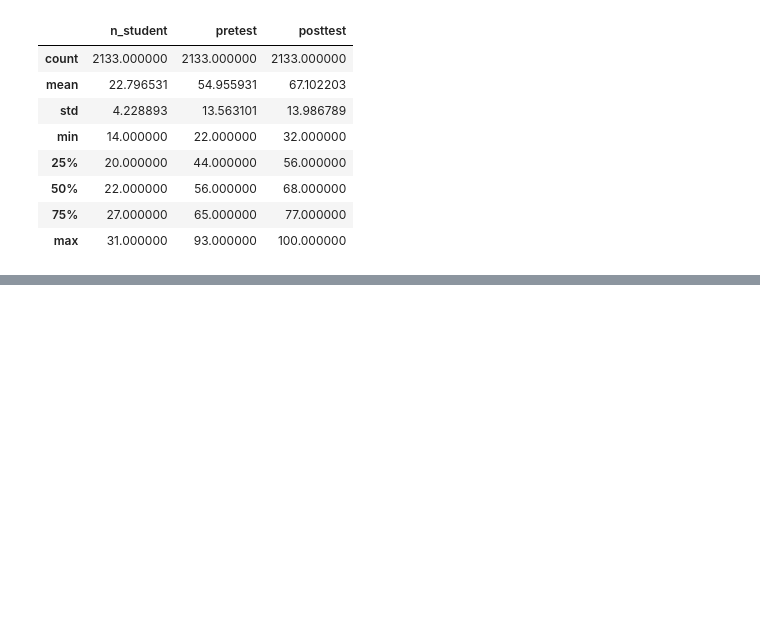
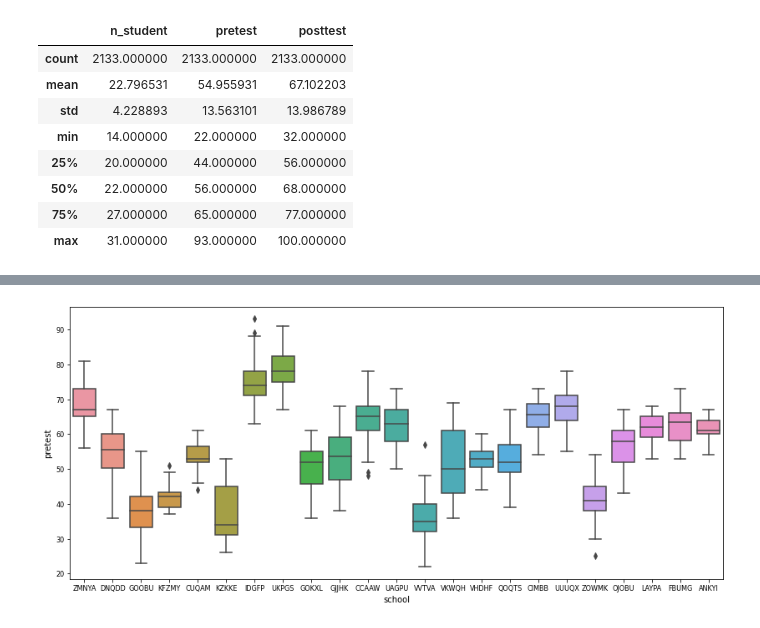
Before and after one commit to tolgarecep/test-scores, a Jupyter notebook: test-scores.ipynb, the cells around one changed output, grey strips where cells are left out. Saved outputs shown, nothing was run; the diff lists cells and outputs as text; code cells hidden in the pictures; blank space fills up the shorter version.

```diff
--- a/test-scores.ipynb
+++ b/test-scores.ipynb
@@ -261,0 +90,5 @@ plt.plot(np.arange(10),y[:10],'-', color='blue')
+# %%
+plt.subplots(figsize=(14, 6))
+sns.boxplot(data=data, x='school', y='pretest').tick_params(labelsize=8.1)
+# %% [output]
+[figure, added]
```
Also changed, not shown: parts of 82 cells of this notebook.
